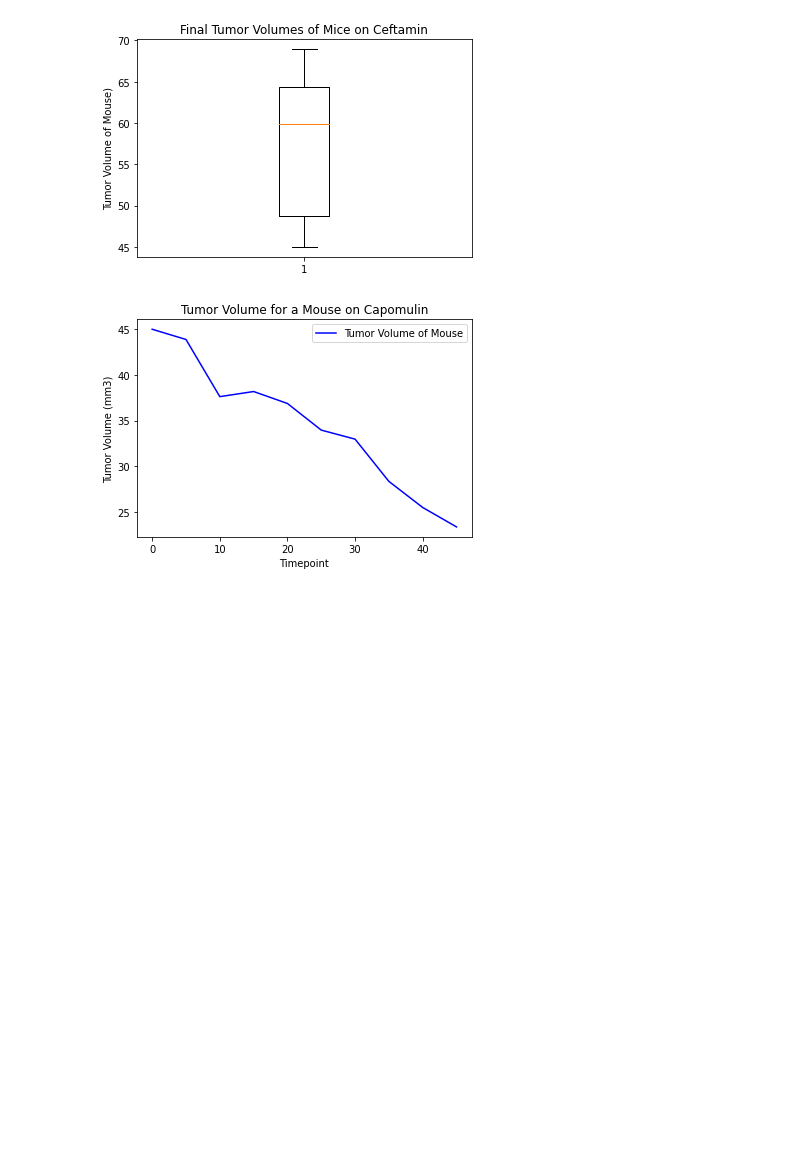
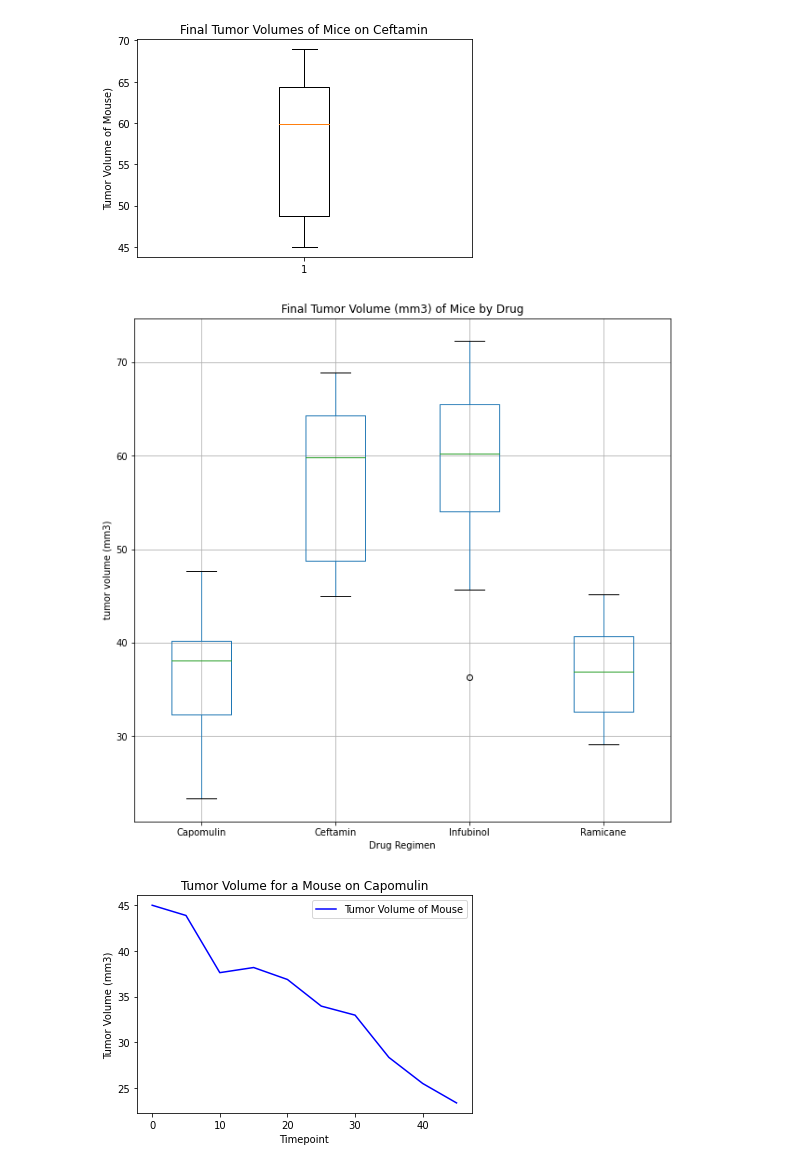
Before and after one commit to wjcutrone/Capomulin-Evaluation, a Jupyter notebook: Pymaceuticals/Pymaceuticals Experiment.ipynb, the cells around one changed output. Saved outputs shown, nothing was run; the diff lists cells and outputs as text; code cells hidden in the pictures; blank space fills up the shorter version.

```diff
--- a/Pymaceuticals/Pymaceuticals Experiment.ipynb
+++ b/Pymaceuticals/Pymaceuticals Experiment.ipynb
@@ -264,6 +263,25 @@ The the median of tumor volumes is: 59.85195552
 Values below 25.355449580000002 could be outliers.
 Values above 87.66645829999999 could be outliers.
 [figure]
+# %%
+#Creating a dataframe just focusing on the 4 drugs requested: Capomulin, Ramicane, Ceftamin, and Infubinol
+mouse_data_new
+
+mouse_data_4 = mouse_data_new.loc[(mouse_data_new["Drug Regimen"]=="Capomulin")|
+                                   (mouse_data_new["Drug Regimen"]=="Ramicane")|
+                                   (mouse_data_new["Drug Regimen"]=="Ceftamin")|
+                                   (mouse_data_new["Drug Regimen"]=="Infubinol")]
+# %%
+#Creating boxplots of tumor volume of mice by drug for the four drugs requested,
+#this time placing all the boxplots side by side
+
+mouse_data_4.boxplot(by="Drug Regimen", column = "Tumor Volume (mm3)", figsize=(10,10))
+plt.title("Final Tumor Volume (mm3) of Mice by Drug")
+plt.suptitle("")
+plt.ylabel("tumor volume (mm3)")
+plt.show()
+# %% [output]
+[figure, added]
 # %%
 # Generate a line plot of tumor volume vs. time point for a mouse treated with Capomulin
 
```
Also changed, not shown: parts of 2 cells of this notebook.
